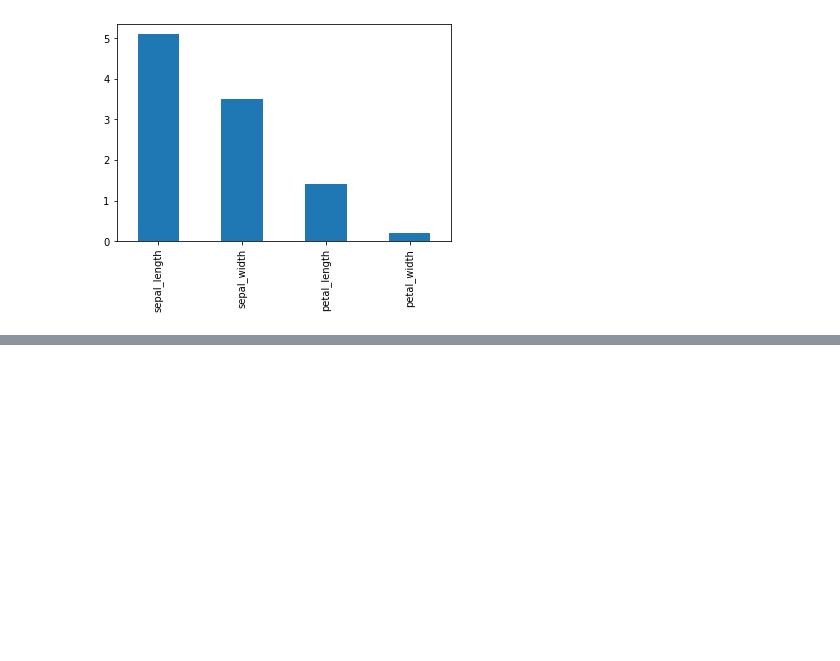
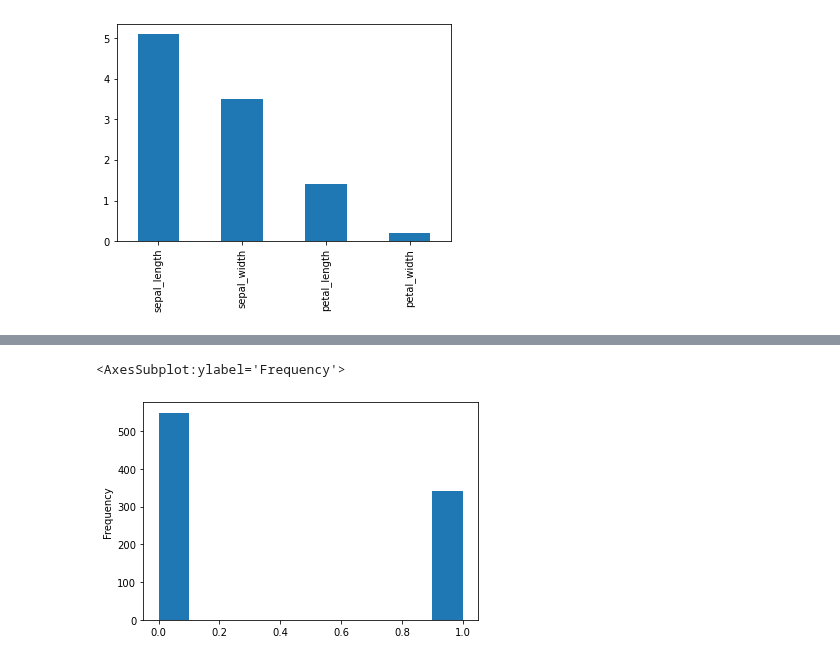
Before and after one commit to kamalnorizan/trainingmampu, a Jupyter notebook: BarPlot_Tutorial.ipynb, the cells around one changed output, grey strips where cells are left out. Cells and saved outputs as stored; diff of their text form; code cells hidden in the pictures; blank space fills up the shorter version.

```diff
--- a/BarPlot_Tutorial.ipynb
+++ b/BarPlot_Tutorial.ipynb
@@ -22,0 +71,5 @@ df.iloc[0].plot(kind='bar')
+# %%
+titanic['survived'].plot(kind = 'hist')
+# %% [output]
+<AxesSubplot:ylabel='Frequency'>
+[figure, added]
```
Also changed, not shown: parts of 6 cells of this notebook.
